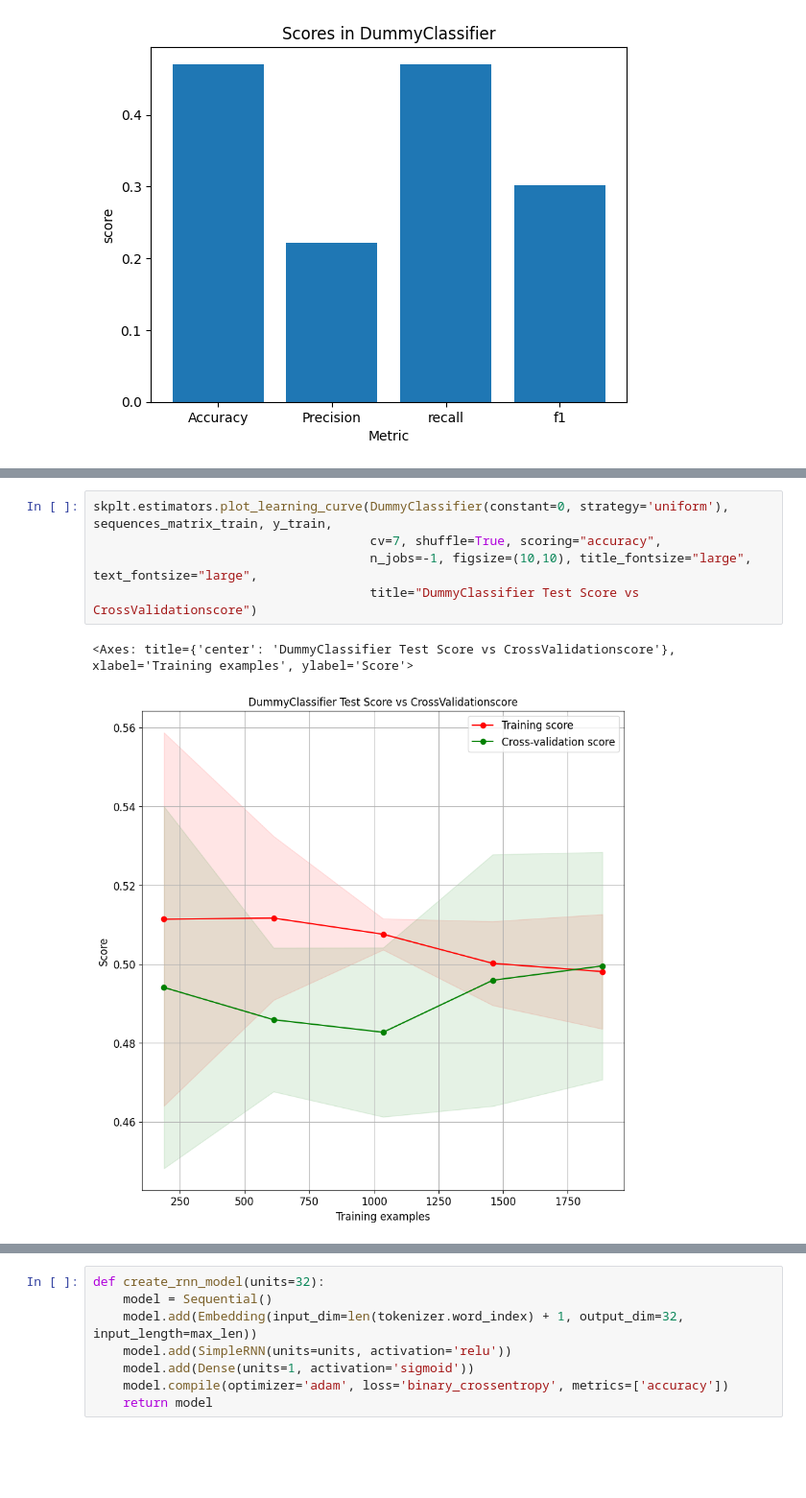
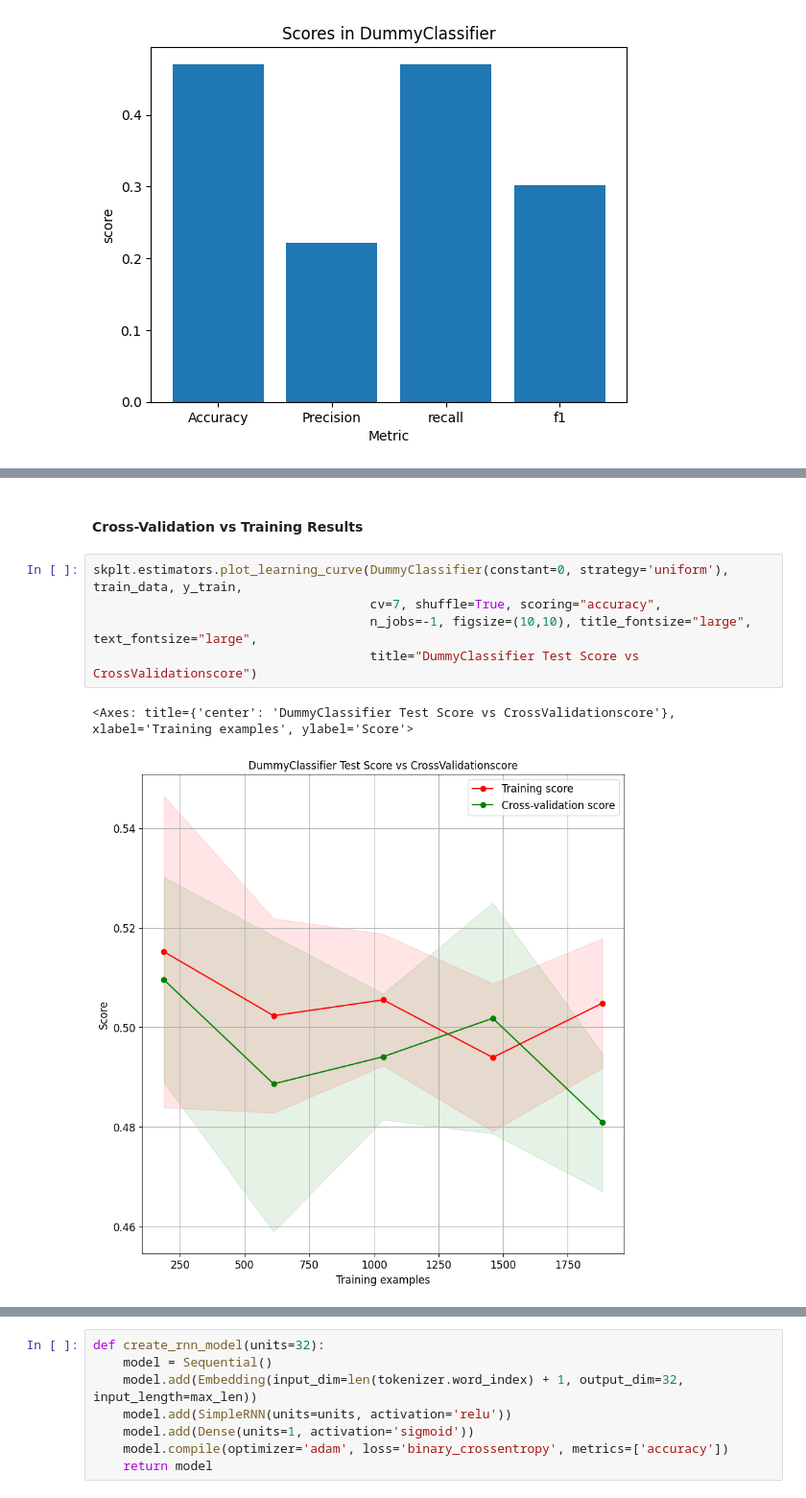
Before and after one commit to arango850/CED_III_TI_II, a Jupyter notebook: TI III.ipynb, the cells around one changed output, grey strips where cells are left out. Shown at 96% size. Cells and saved outputs as stored; diff of their text form; blank space fills up the shorter version.

Commit message:
DummyClassifier Completed

```diff
--- a/TI III.ipynb
+++ b/TI III.ipynb
@@ -366,8 +372,10 @@ Text(0.5, 1.0, 'Scores for cross validation in Dummy Classifier')
+# %% [markdown]
+#### Cross-Validation vs Training Results
 # %%
-skplt.estimators.plot_learning_curve(DummyClassifier(constant=0, strategy='uniform'), sequences_matrix_train, y_train,
+skplt.estimators.plot_learning_curve(DummyClassifier(constant=0, strategy='uniform'), train_data, y_train,
                                      cv=7, shuffle=True, scoring="accuracy",
                                      n_jobs=-1, figsize=(10,10), title_fontsize="large", text_fontsize="large",
                                      title="DummyClassifier Test Score vs CrossValidationscore")
 # %% [output]
 <Axes: title={'center': 'DummyClassifier Test Score vs CrossValidationscore'}, xlabel='Training examples', ylabel='Score'>
-[figure, old version]
+[figure, new version]
```
Also changed, not shown: parts of 17 cells of this notebook, 2 other files.
